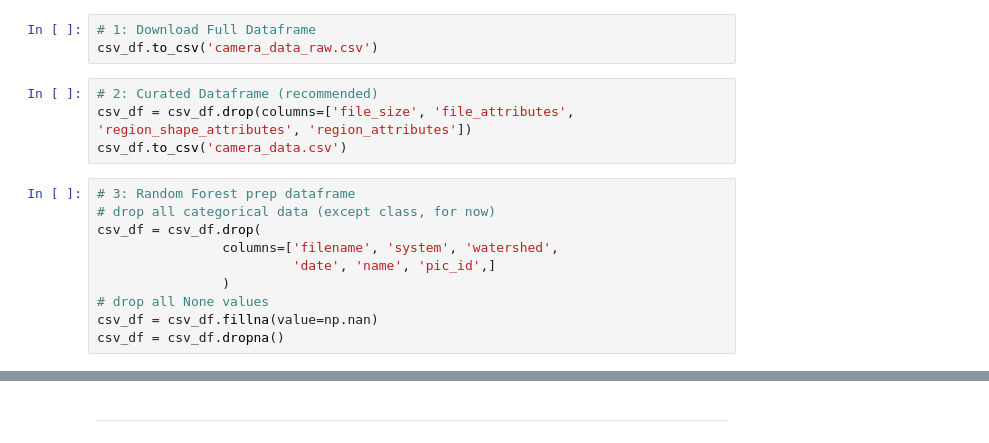
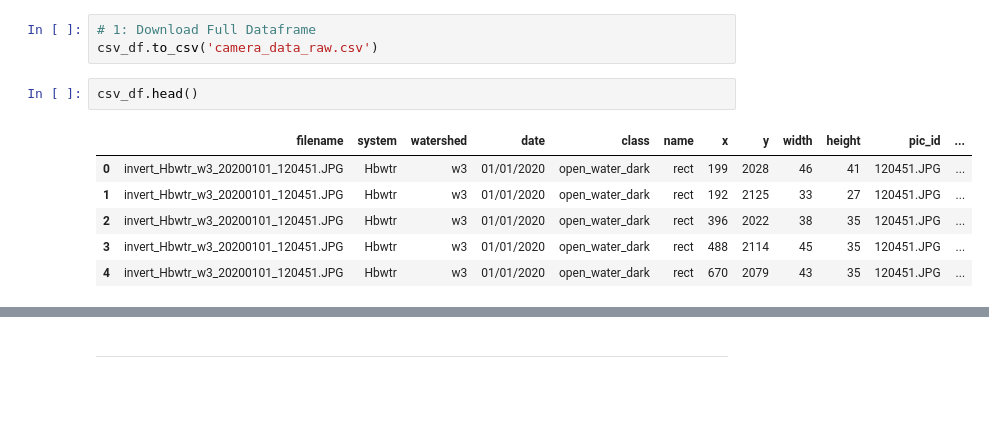
Before and after one commit to bini-a/hbwater_cameratrap_pheno, a Jupyter notebook: scripts/sandbox/ML/cameratrap_data_workflow.ipynb, the cells around one changed output, grey strips where cells are left out. Drawn from its saved outputs; the diff is of its cells as text; blank space fills up the shorter version.

```diff
--- a/scripts/sandbox/ML/cameratrap_data_workflow.ipynb
+++ b/scripts/sandbox/ML/cameratrap_data_workflow.ipynb
@@ -216,17 +191,12 @@ The following code help download and curate the dataframe before adding to MACHI
 # %%
 # 1: Download Full Dataframe
 csv_df.to_csv('camera_data_raw.csv')
-# %%
-# 2: Curated Dataframe (recommended)
-csv_df = csv_df.drop(columns=['file_size', 'file_attributes', 'region_shape_attributes', 'region_attributes'])
-csv_df.to_csv('camera_data.csv')
-# %%
-# 3: Random Forest prep dataframe
-# drop all categorical data (except class, for now)
-csv_df = csv_df.drop(
-                columns=['filename', 'system', 'watershed',
-                         'date', 'name', 'pic_id',]
-                )
-# drop all None values
-csv_df = csv_df.fillna(value=np.nan)
-csv_df = csv_df.dropna()
+# %%
+csv_df.head()
+# %% [output]
+|  | filename | system | watershed | date | class | name | x | y | width | height | pic_id | ... |
+| 0 | invert_Hbwtr_w3_20200101_120451.JPG | Hbwtr | w3 | 01/01/2020 | open_water_dark | rect | 199 | 2028 | 46 | 41 | 120451.JPG | ... |
+| 1 | invert_Hbwtr_w3_20200101_120451.JPG | Hbwtr | w3 | 01/01/2020 | open_water_dark | rect | 192 | 2125 | 33 | 27 | 120451.JPG | ... |
+| 2 | invert_Hbwtr_w3_20200101_120451.JPG | Hbwtr | w3 | 01/01/2020 | open_water_dark | rect | 396 | 2022 | 38 | 35 | 120451.JPG | ... |
+| 3 | invert_Hbwtr_w3_20200101_120451.JPG | Hbwtr | w3 | 01/01/2020 | open_water_dark | rect | 488 | 2114 | 45 | 35 | 120451.JPG | ... |
+| 4 | invert_Hbwtr_w3_20200101_120451.JPG | Hbwtr | w3 | 01/01/2020 | open_water_dark | rect | 670 | 2079 | 43 | 35 | 120451.JPG | ... |
```
Also changed, not shown: parts of 20 cells of this notebook, 4 other files.
